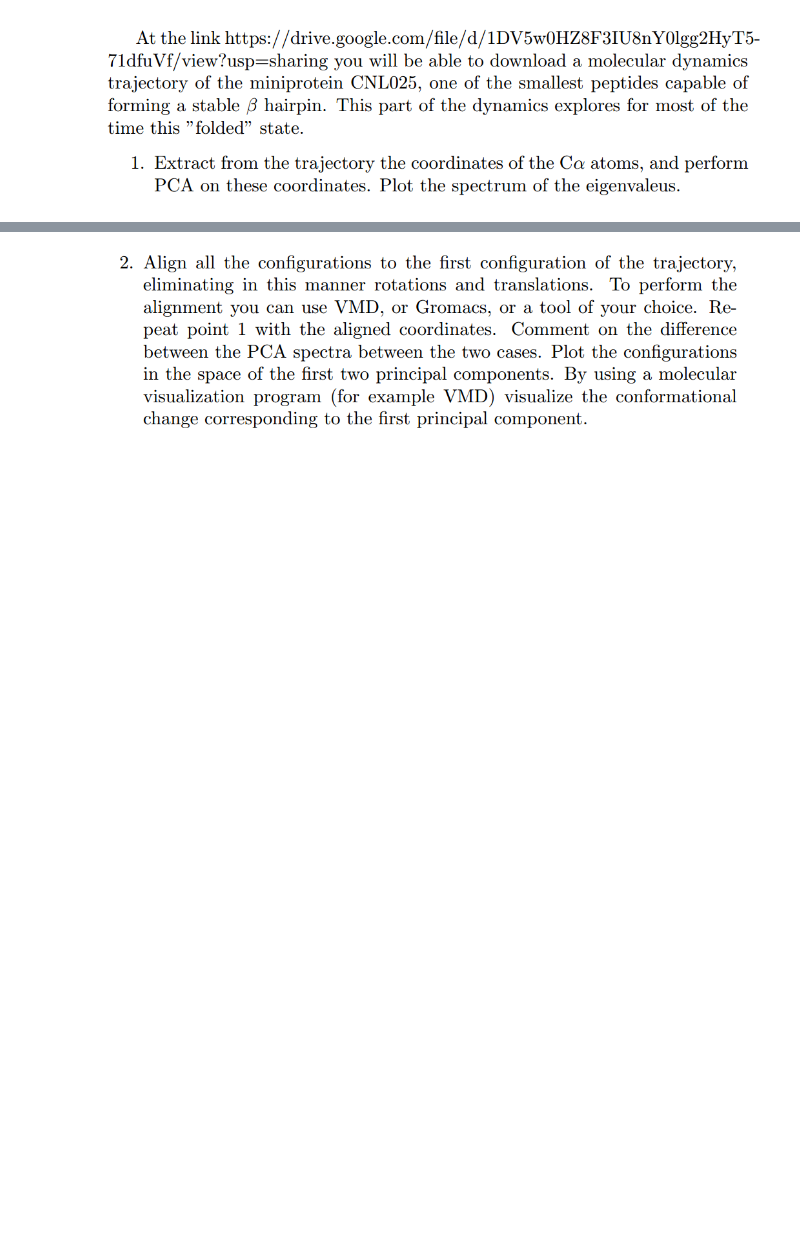
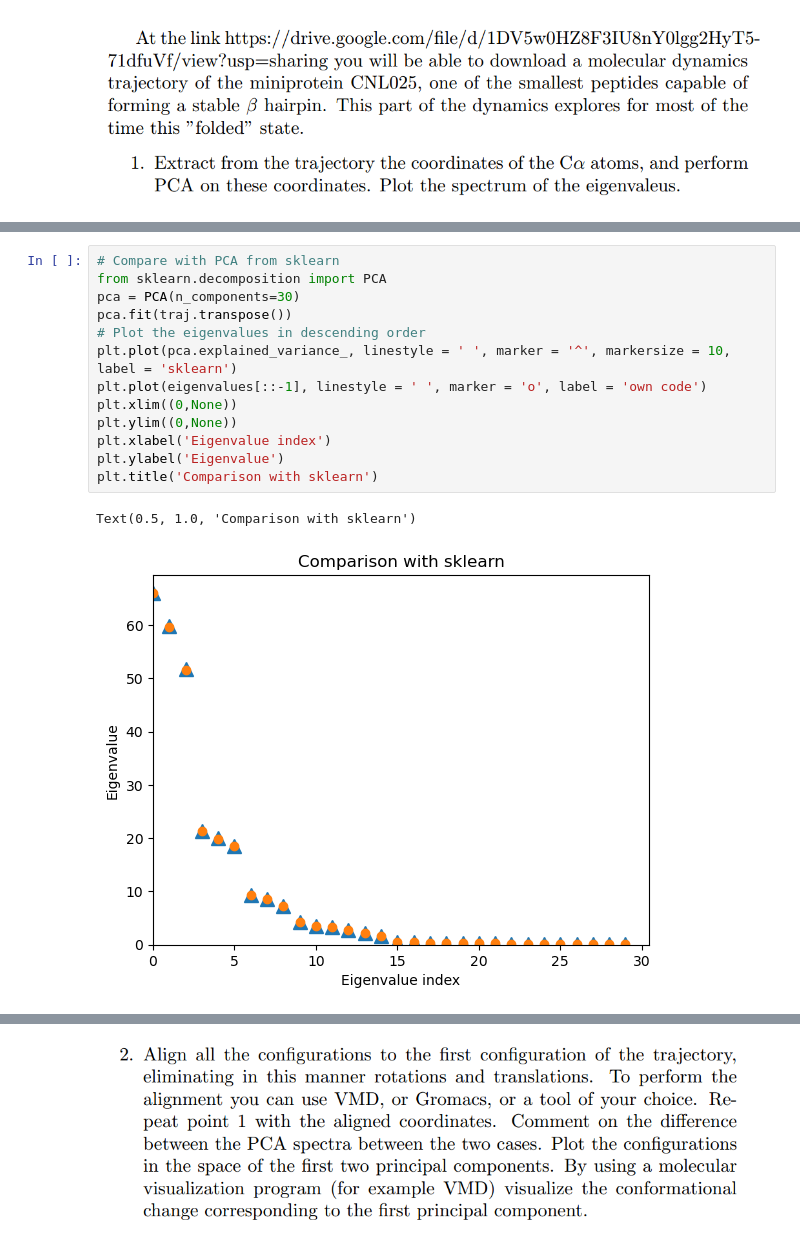
Before and after one commit to giusSacco/StatMech, a Jupyter notebook: UL/Ex1/PCAandMDS.ipynb, the cells around one changed output, grey strips where cells are left out. Drawn from its saved outputs; the diff is of its cells as text; blank space fills up the shorter version.

```diff
--- a/UL/Ex1/PCAandMDS.ipynb
+++ b/UL/Ex1/PCAandMDS.ipynb
@@ -44,0 +70,16 @@ plt.ylim((0,None))
+# %%
+# Compare with PCA from sklearn
+from sklearn.decomposition import PCA
+pca = PCA(n_components=30)
+pca.fit(traj.transpose())
+# Plot the eigenvalues in descending order
+plt.plot(pca.explained_variance_, linestyle = ' ', marker = '^', markersize = 10, label = 'sklearn')
+plt.plot(eigenvalues[::-1], linestyle = ' ', marker = 'o', label = 'own code')
+plt.xlim((0,None))
+plt.ylim((0,None))
+plt.xlabel('Eigenvalue index')
+plt.ylabel('Eigenvalue')
+plt.title('Comparison with sklearn')
+# %% [output]
+Text(0.5, 1.0, 'Comparison with sklearn')
+[figure, added]
```
Also changed, not shown: parts of 21 cells of this notebook.
